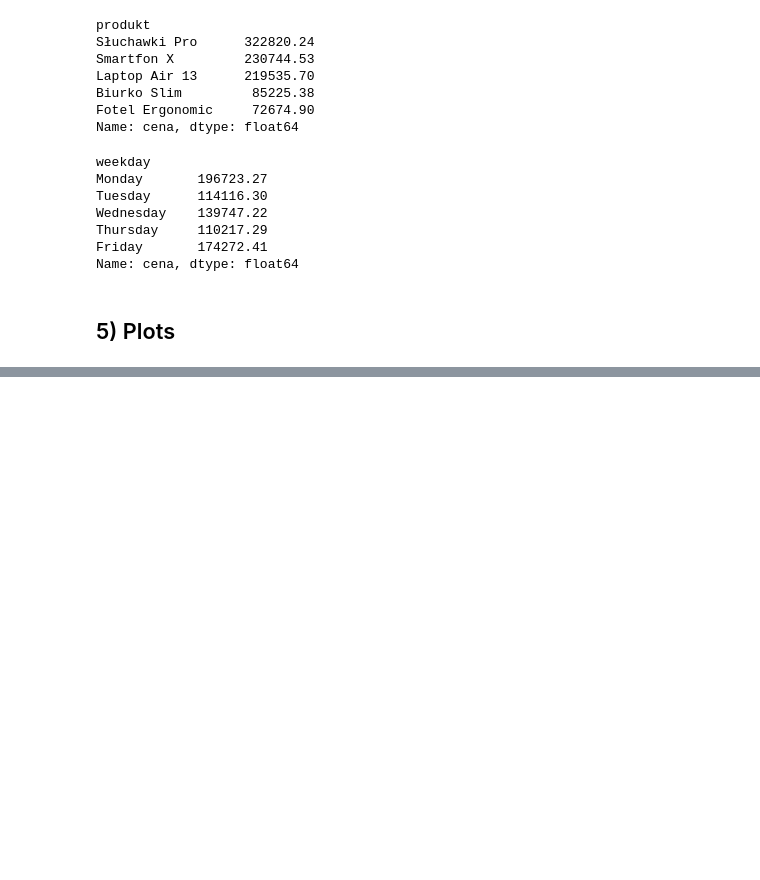
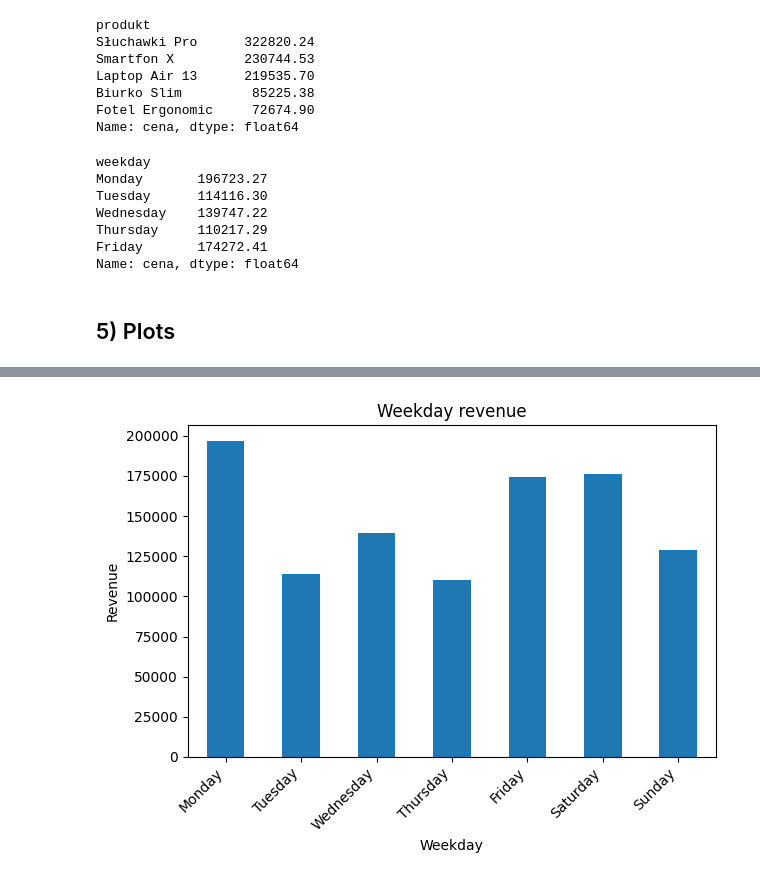
Before and after one commit to PRELMA/sales_analysis, a Jupyter notebook: analysis.ipynb, the cells around one changed output, grey strips where cells are left out. Drawn from its saved outputs; the diff is of its cells as text; code cells hidden in the pictures; blank space fills up the shorter version.

```diff
--- a/analysis.ipynb
+++ b/analysis.ipynb
@@ -147,0 +181,12 @@ Name: cena, dtype: float64
+# %%
+
+plt.figure()
+weekday_revenue.plot(kind="bar")
+plt.title("Weekday revenue")
+plt.xlabel("Weekday")
+plt.ylabel("Revenue")
+plt.xticks(rotation=45, ha="right")
+plt.tight_layout()
+plt.show()
+# %% [output]
+[figure, added]
```
Also changed, not shown: parts of 3 cells of this notebook.
